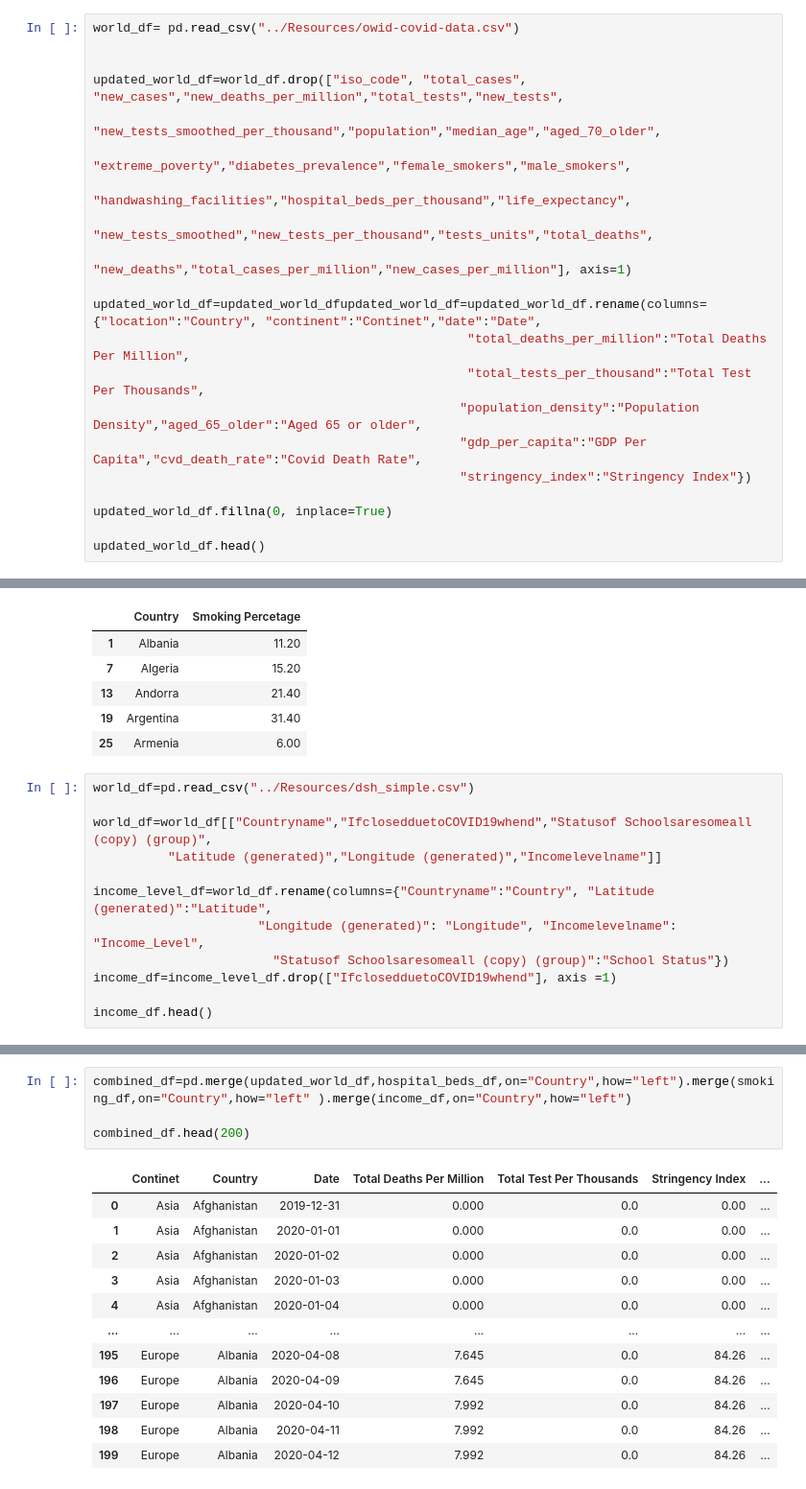
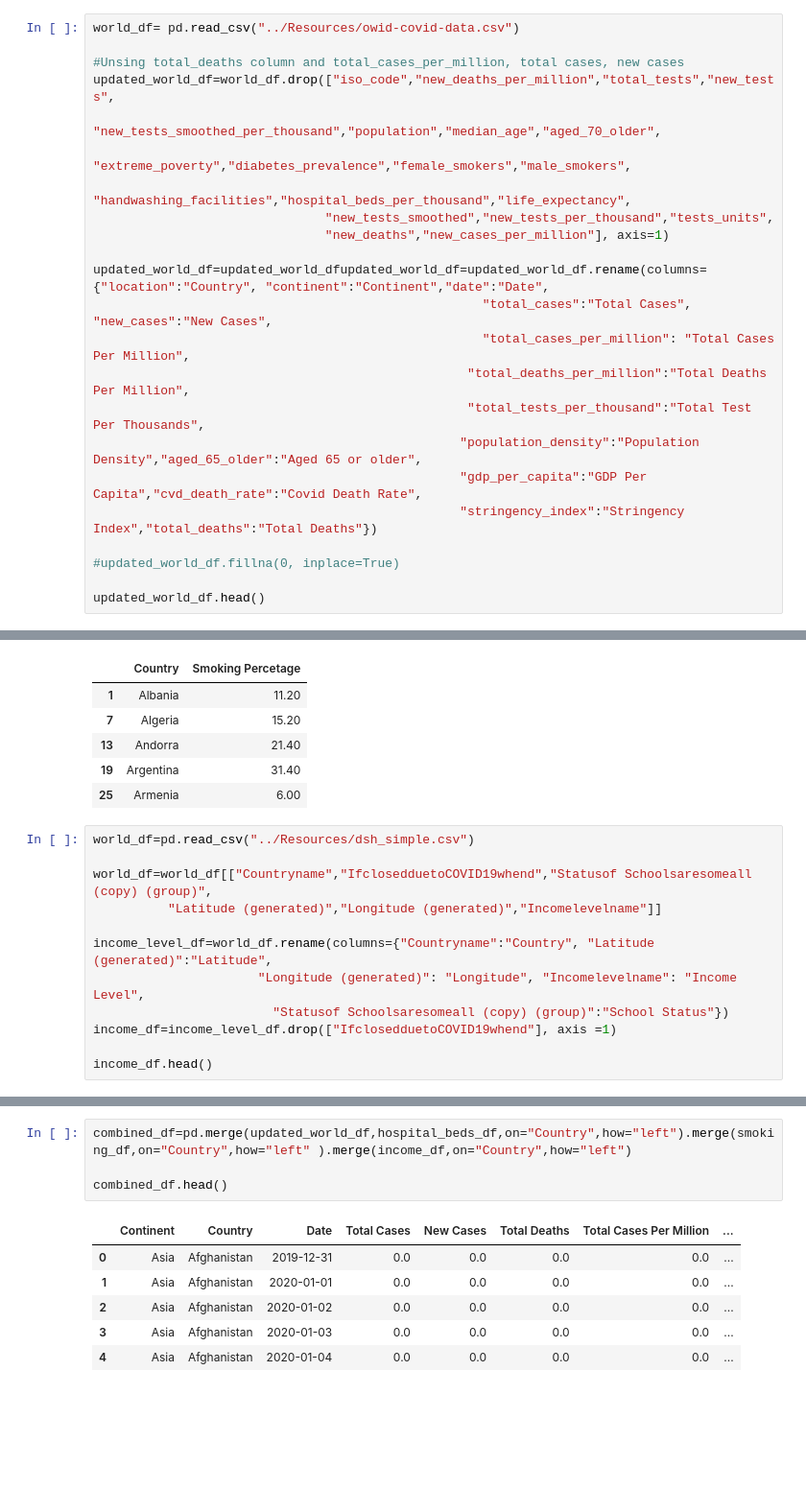
Before and after one commit to M-Agami/META-B, a Jupyter notebook: Coding/Coronavirus.ipynb, the cells around one changed output, grey strips where cells are left out. Shown at 96% size. Drawn from its saved outputs; the diff is of its cells as text; blank space fills up the shorter version.

```diff
--- a/Coding/Coronavirus.ipynb
+++ b/Coding/Coronavirus.ipynb
@@ -4,22 +15,24 @@ import pandas as pd
 # %%
 world_df= pd.read_csv("../Resources/owid-covid-data.csv")
 
-
-updated_world_df=world_df.drop(["iso_code", "total_cases", "new_cases","new_deaths_per_million","total_tests","new_tests",
+#Unsing total_deaths column and total_cases_per_million, total cases, new cases
+updated_world_df=world_df.drop(["iso_code","new_deaths_per_million","total_tests","new_tests",
                                 "new_tests_smoothed_per_thousand","population","median_age","aged_70_older",
                                 "extreme_poverty","diabetes_prevalence","female_smokers","male_smokers",
                                "handwashing_facilities","hospital_beds_per_thousand","life_expectancy",
-                               "new_tests_smoothed","new_tests_per_thousand","tests_units","total_deaths",
-                               "new_deaths","total_cases_per_million","new_cases_per_million"], axis=1)
+                               "new_tests_smoothed","new_tests_per_thousand","tests_units",
+                               "new_deaths","new_cases_per_million"], axis=1)
 
-updated_world_df=updated_world_dfupdated_world_df=updated_world_df.rename(columns={"location":"Country", "continent":"Continet","date":"Date",
+updated_world_df=updated_world_dfupdated_world_df=updated_world_df.rename(columns={"location":"Country", "continent":"Continent","date":"Date",
+                                                    "total_cases":"Total Cases", "new_cases":"New Cases",
+                                                    "total_cases_per_million": "Total Cases Per Million",
                                                   "total_deaths_per_million":"Total Deaths Per Million",
                                                   "total_tests_per_thousand":"Total Test Per Thousands",
                                                  "population_density":"Population Density","aged_65_older":"Aged 65 or older",
                                                  "gdp_per_capita":"GDP Per Capita","cvd_death_rate":"Covid Death Rate",
-                                                 "stringency_index":"Stringency Index"})
+                                                 "stringency_index":"Stringency Index","total_deaths":"Total Deaths"})
 
-updated_world_df.fillna(0, inplace=True)
+#updated_world_df.fillna(0, inplace=True)
 
 updated_world_df.head()
 # %% [output]
@@ -92,7 +105,7 @@ world_df=world_df[["Countryname","IfclosedduetoCOVID19whend","Statusof Schoolsar
           "Latitude (generated)","Longitude (generated)","Incomelevelname"]]
 
 income_level_df=world_df.rename(columns={"Countryname":"Country", "Latitude (generated)":"Latitude",
-                      "Longitude (generated)": "Longitude", "Incomelevelname": "Income_Level",
+                      "Longitude (generated)": "Longitude", "Incomelevelname": "Income Level",
                         "Statusof Schoolsaresomeall (copy) (group)":"School Status"})
 income_df=income_level_df.drop(["IfclosedduetoCOVID19whend"], axis =1)
 
@@ -107,17 +120,11 @@ income_df.head()
 # %%
 combined_df=pd.merge(updated_world_df,hospital_beds_df,on="Country",how="left").merge(smoking_df,on="Country",how="left" ).merge(income_df,on="Country",how="left")
 
-combined_df.head(200)
+combined_df.head()
 # %% [output]
-|  | Continet | Country | Date | Total Deaths Per Million | Total Test Per Thousands | Stringency Index | ... |
-| 0 | Asia | Afghanistan | 2019-12-31 | 0.000 | 0.0 | 0.00 | ... |
-| 1 | Asia | Afghanistan | 2020-01-01 | 0.000 | 0.0 | 0.00 | ... |
-| 2 | Asia | Afghanistan | 2020-01-02 | 0.000 | 0.0 | 0.00 | ... |
-| 3 | Asia | Afghanistan | 2020-01-03 | 0.000 | 0.0 | 0.00 | ... |
-| 4 | Asia | Afghanistan | 2020-01-04 | 0.000 | 0.0 | 0.00 | ... |
-| ... | ... | ... | ... | ... | ... | ... | ... |
-| 195 | Europe | Albania | 2020-04-08 | 7.645 | 0.0 | 84.26 | ... |
-| 196 | Europe | Albania | 2020-04-09 | 7.645 | 0.0 | 84.26 | ... |
-| 197 | Europe | Albania | 2020-04-10 | 7.992 | 0.0 | 84.26 | ... |
-| 198 | Europe | Albania | 2020-04-11 | 7.992 | 0.0 | 84.26 | ... |
-| 199 | Europe | Albania | 2020-04-12 | 7.992 | 0.0 | 84.26 | ... |
+|  | Continent | Country | Date | Total Cases | New Cases | Total Deaths | Total Cases Per Million | ... |
+| 0 | Asia | Afghanistan | 2019-12-31 | 0.0 | 0.0 | 0.0 | 0.0 | ... |
+| 1 | Asia | Afghanistan | 2020-01-01 | 0.0 | 0.0 | 0.0 | 0.0 | ... |
+| 2 | Asia | Afghanistan | 2020-01-02 | 0.0 | 0.0 | 0.0 | 0.0 | ... |
+| 3 | Asia | Afghanistan | 2020-01-03 | 0.0 | 0.0 | 0.0 | 0.0 | ... |
+| 4 | Asia | Afghanistan | 2020-01-04 | 0.0 | 0.0 | 0.0 | 0.0 | ... |
```
Also changed, not shown: parts of 23 cells of this notebook.
